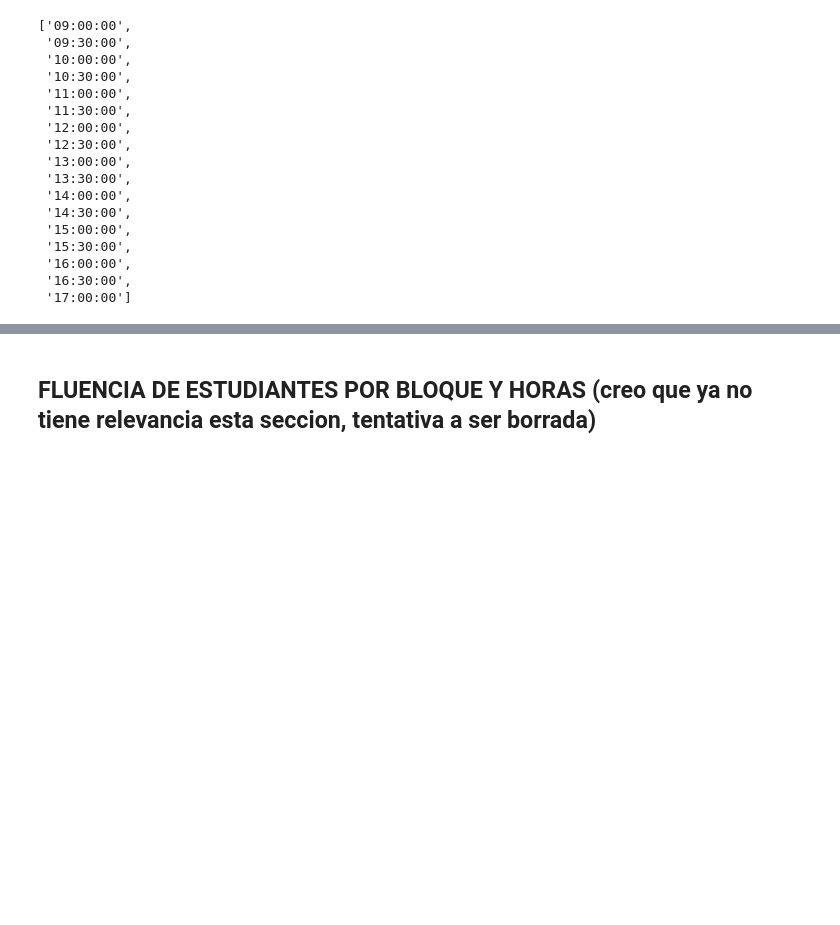
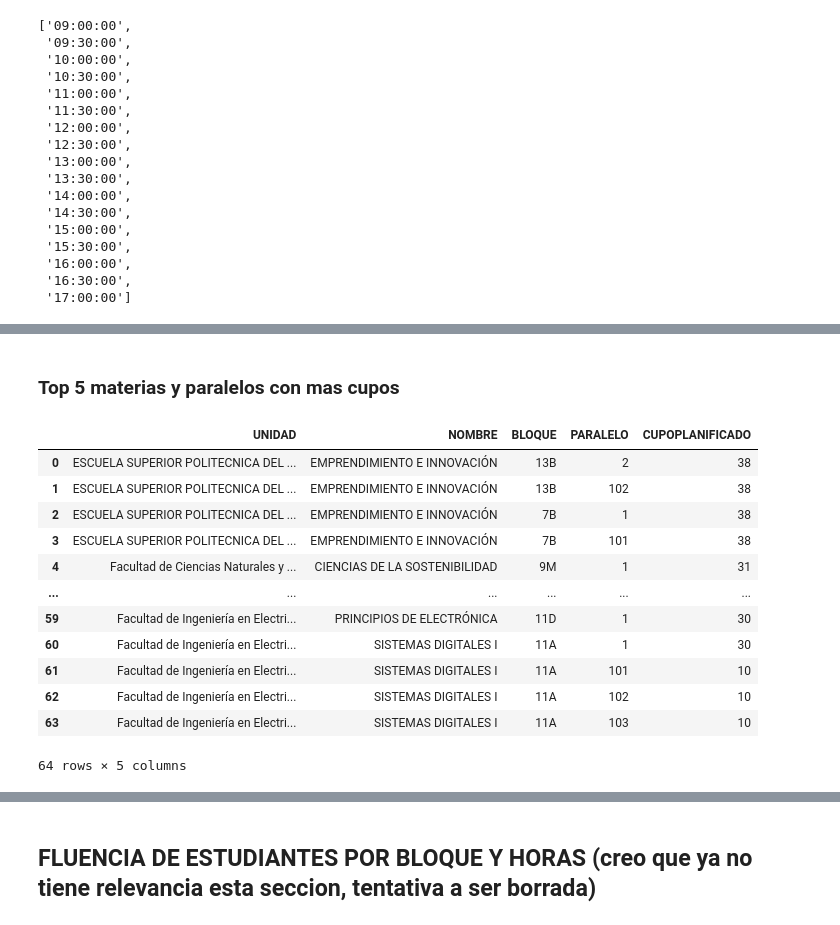
Before and after one commit to lromeror/Group_Slytheryn, a Jupyter notebook: EDA_ESPOL/EDA_ESPOL_PAE_PRE_Jonathan.ipynb, the cells around one changed output, grey strips where cells are left out. Cells and saved outputs as stored; diff of their text form; code cells hidden in the pictures; blank space fills up the shorter version.

```diff
--- a/EDA_ESPOL/EDA_ESPOL_PAE_PRE_Jonathan.ipynb
+++ b/EDA_ESPOL/EDA_ESPOL_PAE_PRE_Jonathan.ipynb
@@ -1123,0 +1176,19 @@ fig_line1.show()
+# %% [markdown]
+### Top 5 materias y paralelos con mas cupos
+# %%
+df_H6 = df_H_p[['UNIDAD', 'NOMBRE', 'BLOQUE', 'PARALELO', 'CUPOPLANIFICADO']].groupby(['UNIDAD', 'NOMBRE', 'BLOQUE', 'PARALELO', 'CUPOPLANIFICADO'], as_index=False).count()
+df_H6
+# %% [output]
+|  | UNIDAD | NOMBRE | BLOQUE | PARALELO | CUPOPLANIFICADO |
+| 0 | ESCUELA SUPERIOR POLITECNICA DEL ... | EMPRENDIMIENTO E INNOVACIÓN | 13B | 2 | 38 |
+| 1 | ESCUELA SUPERIOR POLITECNICA DEL ... | EMPRENDIMIENTO E INNOVACIÓN | 13B | 102 | 38 |
+| 2 | ESCUELA SUPERIOR POLITECNICA DEL ... | EMPRENDIMIENTO E INNOVACIÓN | 7B | 1 | 38 |
+| 3 | ESCUELA SUPERIOR POLITECNICA DEL ... | EMPRENDIMIENTO E INNOVACIÓN | 7B | 101 | 38 |
+| 4 | Facultad de Ciencias Naturales y ... | CIENCIAS DE LA SOSTENIBILIDAD | 9M | 1 | 31 |
+| ... | ... | ... | ... | ... | ... |
+| 59 | Facultad de Ingeniería en Electri... | PRINCIPIOS DE ELECTRÓNICA | 11D | 1 | 30 |
+| 60 | Facultad de Ingeniería en Electri... | SISTEMAS DIGITALES I | 11A | 1 | 30 |
+| 61 | Facultad de Ingeniería en Electri... | SISTEMAS DIGITALES I | 11A | 101 | 10 |
+| 62 | Facultad de Ingeniería en Electri... | SISTEMAS DIGITALES I | 11A | 102 | 10 |
+| 63 | Facultad de Ingeniería en Electri... | SISTEMAS DIGITALES I | 11A | 103 | 10 |
+64 rows × 5 columns
```
Also changed, not shown: parts of 31 cells of this notebook.
